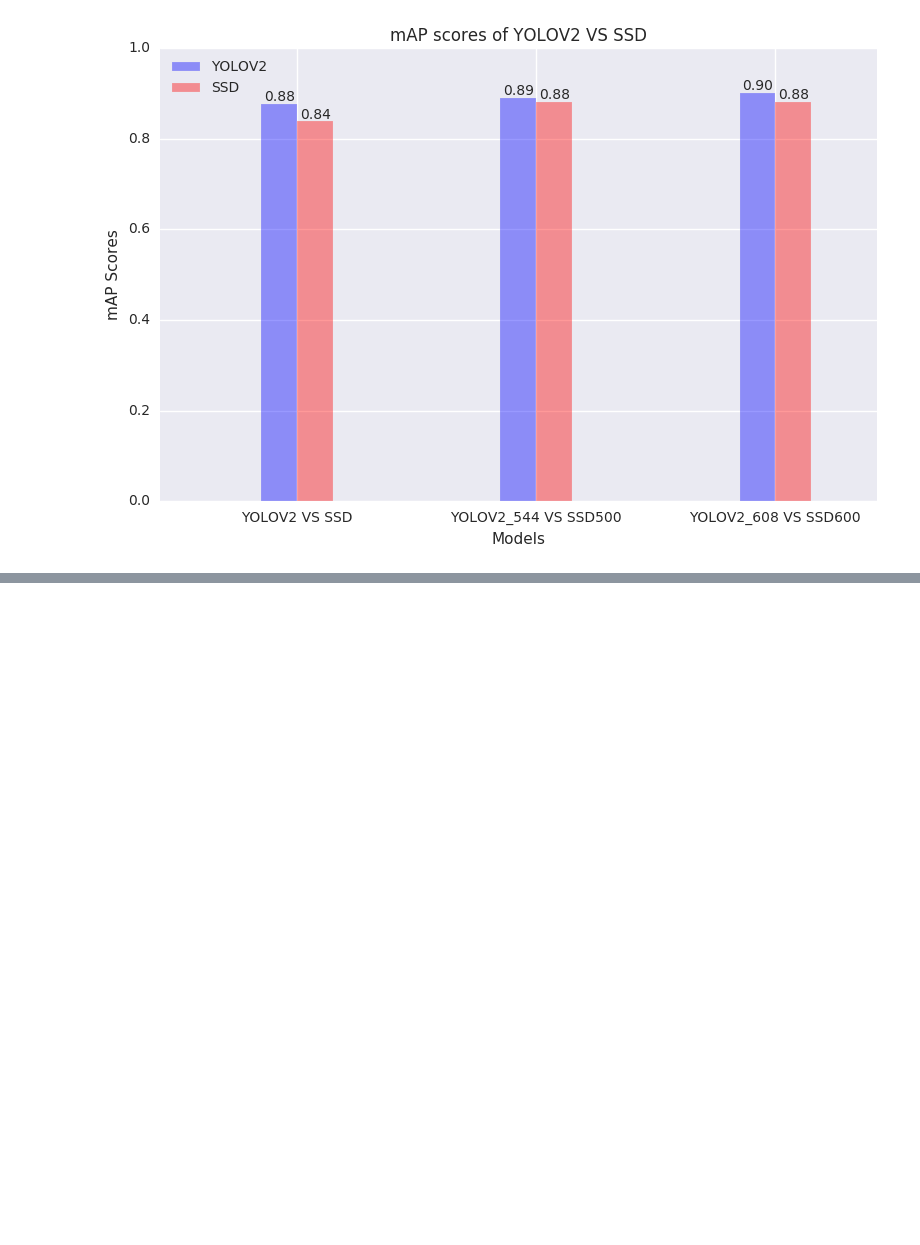
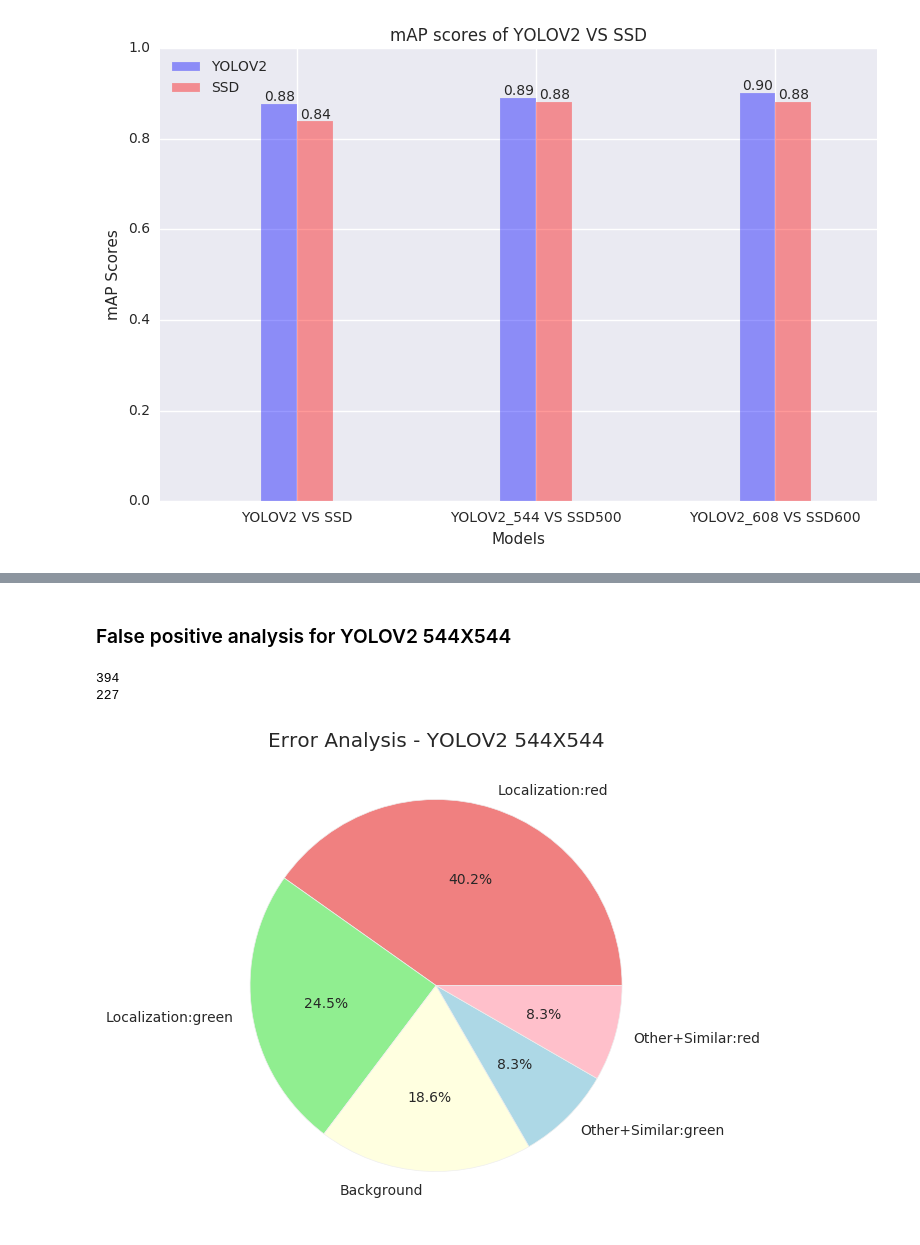
Before and after one commit to SaikiranKannaiah436/RD, a Jupyter notebook: complete_analysis.ipynb, the cells around one changed output, grey strips where cells are left out. Cells and saved outputs as stored; diff of their text form; code cells hidden in the pictures; blank space fills up the shorter version.

```diff
--- a/complete_analysis.ipynb
+++ b/complete_analysis.ipynb
@@ -1141,0 +1807,36 @@ plt.show()
+# %% [markdown]
+### False positive analysis for YOLOV2 544X544
+# %%
+# yolo 544x544 for the class red
+
+cachedir ='/home/saikiran/HBRS/RD/actual_data/cdir_yolo544_r/'
+
+imagesetfile = '/home/saikiran/HBRS/RD/actual_data/results/new_test.txt'
+classname = 'red'
+annopath = '/home/saikiran/HBRS/RD/actual_data/test_labels/'
+detpath = '/home/saikiran/HBRS/RD/actual_data/results/results_yolo_dets/results/comp4_det_test_red.txt'
+
+rec_r_yolo544, prec_r_yolo544, ap_r_yolo544, tp_yolo544_r, fp_yolo544_r, loc_errors_yolo_r544, backs_yolo_r544, dummies, sims_yolo_r544, total   = voc_eval(detpath, annopath, imagesetfile, classname, cachedir, ovthresh=0.5, use_07_metric=False)
+
+# yolo 544x544 for class green
+
+cachedir ='/home/saikiran/HBRS/RD/actual_data/cdir_yolo544_g/'
+
+imagesetfile = '/home/saikiran/HBRS/RD/actual_data/results/new_test.txt'
+classname = 'green'
+annopath = '/home/saikiran/HBRS/RD/actual_data/test_labels/'
+detpath = '/home/saikiran/HBRS/RD/actual_data/results/results_yolo_dets/results/comp4_det_test_green.txt'
+
+rec_g_yolo544, prec_g_yolo544, ap_g_yolo544, tp_yolo544_g, fp_yolo544_g, loc_errors_yolo_g544, backs_yolo_g544, dummies, sims_yolo_g544, total   = voc_eval(detpath, annopath, imagesetfile, classname, cachedir, ovthresh=0.5, use_07_metric=False)
+# %% [output]
+394
+227
+# %%
+csfont = {'fontname':'Comic Sans MS'}
+hfont = {'fontname':'Helvetica'}
+plt.style.use('bmh')
+plt.pie([loc_errors_yolo_r544, loc_errors_yolo_g544, backs_yolo_g544+backs_yolo_r544, sims_yolo_g544, sims_yolo_r544], labels = ['Localization:red','Localization:green', 'Background', 'Other+Similar:green', 'Other+Similar:red'], autopct='%1.1f%%', colors=['lightcoral', 'lightgreen', 'lightyellow', 'lightblue', 'pink'])
+plt.title('Error Analysis - YOLOV2 544X544', **csfont)
+plt.savefig('FP_analysis_YOLO544.png', bbox_inches='tight')
+# %% [output]
+[figure, added]
```
Also changed, not shown: parts of 103 cells of this notebook.
